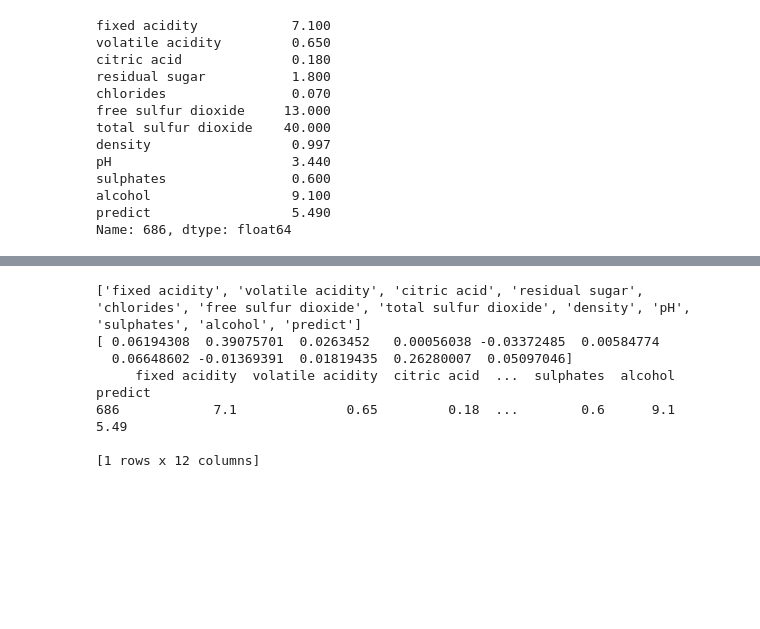
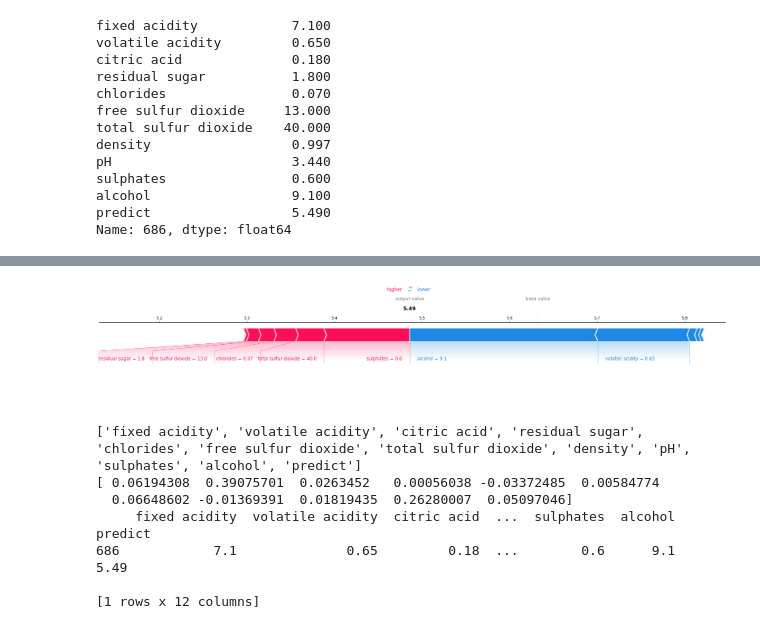
Before and after one commit to ShaunakSen/Data-Science-and-Machine-Learning, a Jupyter notebook: Machine_Learning_Interpretibility.ipynb, the cells around one changed output, grey strips where cells are left out. Cells and saved outputs as stored; diff of their text form; code cells hidden in the pictures; blank space fills up the shorter version.

```diff
--- a/Machine_Learning_Interpretibility.ipynb
+++ b/Machine_Learning_Interpretibility.ipynb
@@ -768,7 +759,7 @@ def shap_plot(j):
   explainerModel = shap.TreeExplainer(model)
   shap_values_Model = explainerModel.shap_values(S)
   # print (shap_values_Model.shape)
-  p = shap.force_plot(base_value=explainerModel.expected_value, shap_values=shap_values_Model[j], features=S.iloc[[j]], figsize=(30,4))
+  p = shap.force_plot(base_value=explainerModel.expected_value, shap_values=shap_values_Model[j], features=S.iloc[[j]], figsize=(30,4), matplotlib=True)
   return p
 shap_plot(1)
 # %% [output]
@@ -777,3 +767,4 @@ shap_plot(1)
+[figure, added]
 # %%
 print (list(S.columns))
 
```
Also changed, not shown: parts of 4 cells of this notebook.
